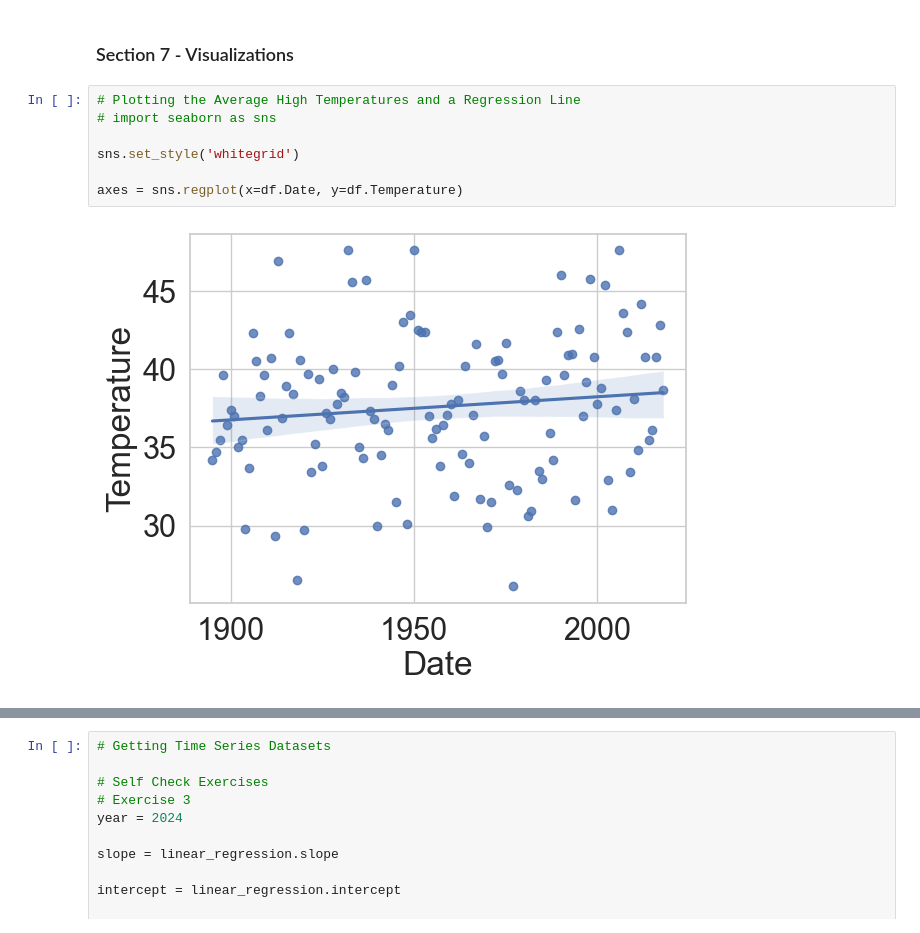
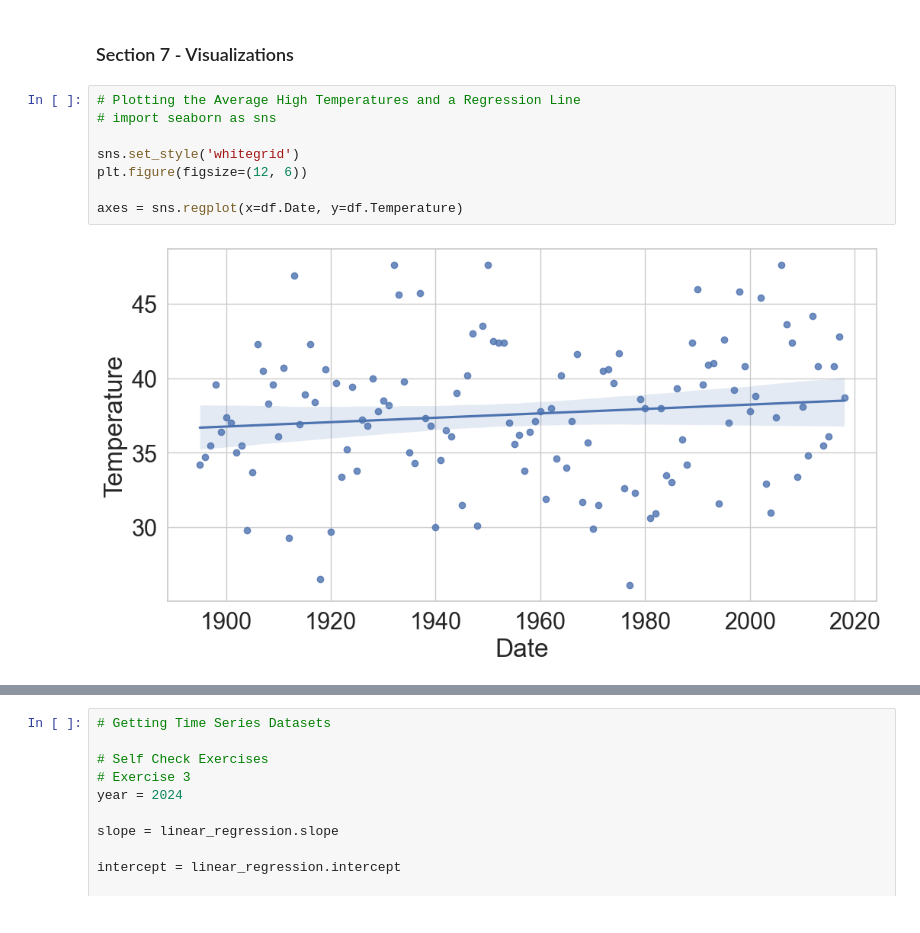
Before and after one commit to Airfirm/datafun-07-ml, a Jupyter notebook: femi_ml.ipynb, the cells around one changed output, grey strips where cells are left out. Saved outputs shown, nothing was run; the diff lists cells and outputs as text.

```diff
--- a/femi_ml.ipynb
+++ b/femi_ml.ipynb
@@ -143,12 +147,13 @@ np.float64(38.5922281667978)
 # %%
 # Plotting the Average High Temperatures and a Regression Line
 # import seaborn as sns
 
 sns.set_style('whitegrid')
+plt.figure(figsize=(12, 6))
 
 axes = sns.regplot(x=df.Date, y=df.Temperature)
 # %% [output]
-[figure, old version]
+[figure, new version]
 # %%
 # Plotting the Average High Temperatures and a Regression Line
 # import seaborn as sns
```
Also changed, not shown: parts of 8 cells of this notebook.
